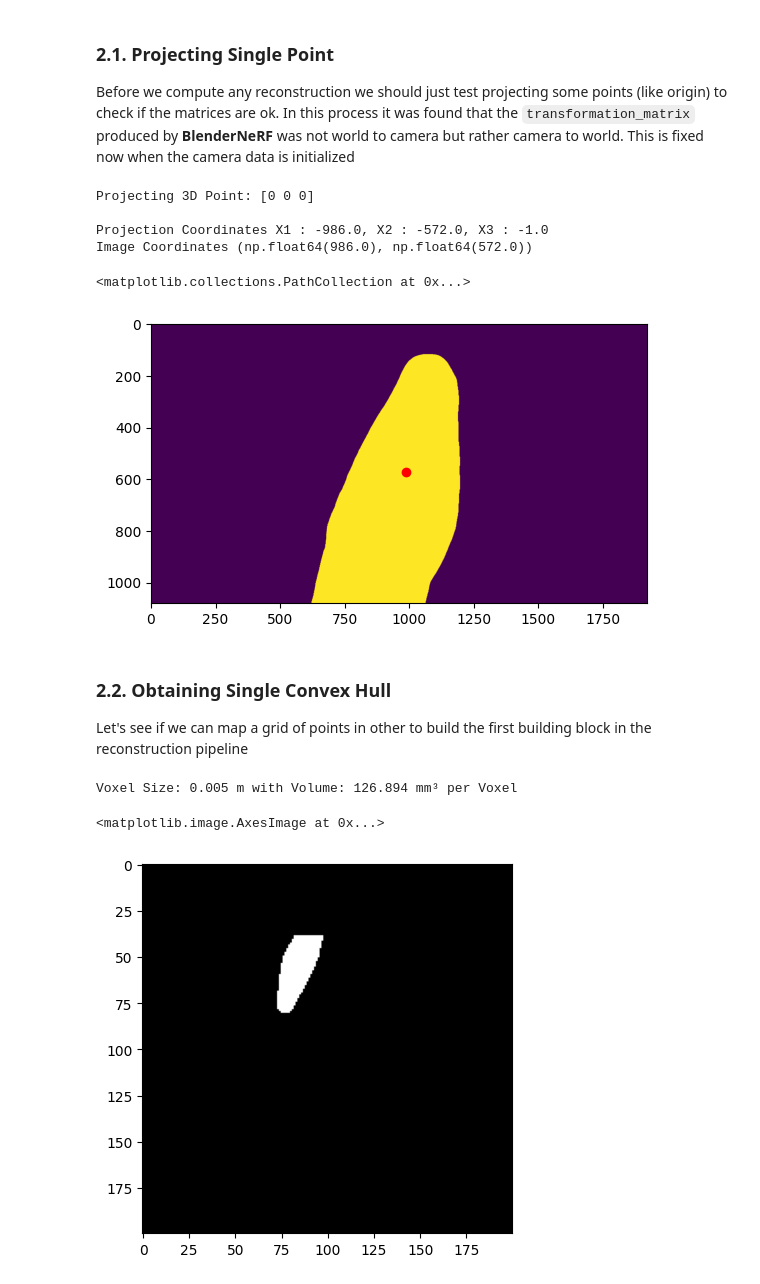
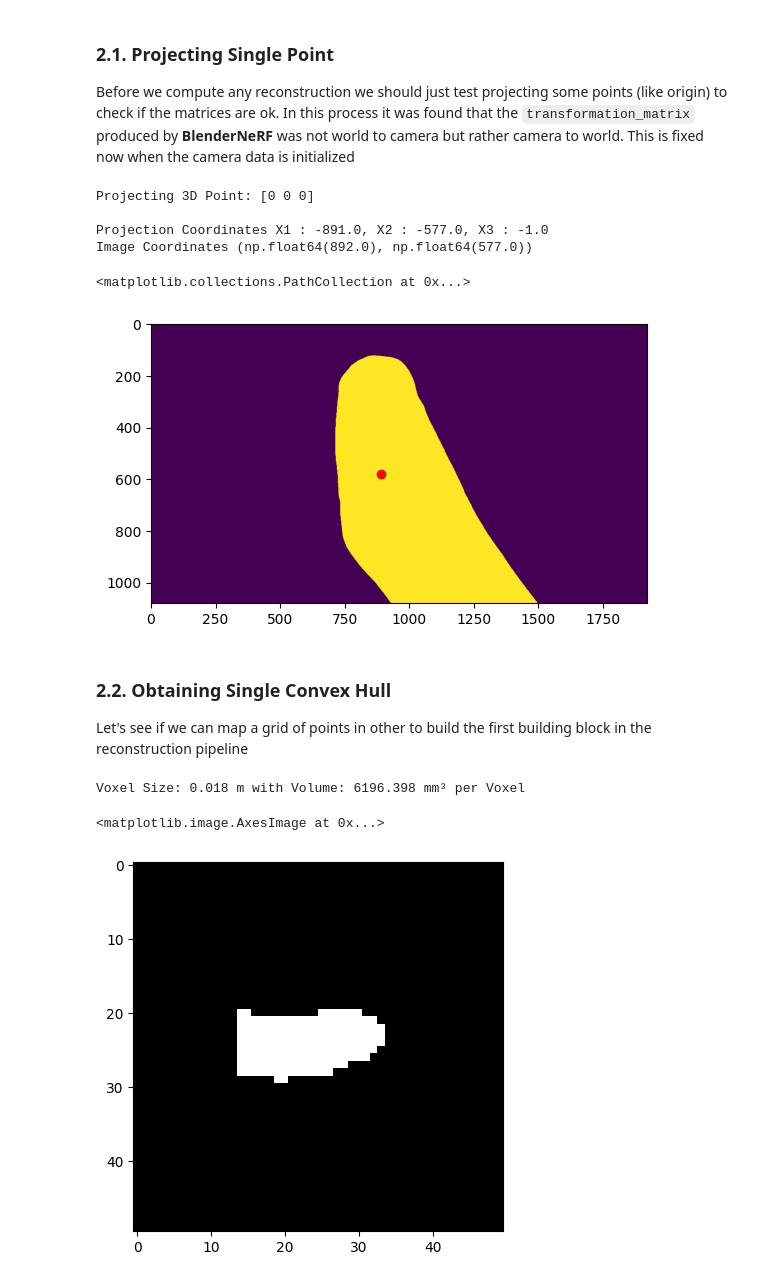
Before and after one commit to GuilhermeCosta-Ferreira/ARM-SOFT-Scanning, a Jupyter notebook: 3d_reconstruction/reconstruction_nb.ipynb, the cells around one changed output. Cells and saved outputs as stored; diff of their text form; code cells hidden in the pictures.

Commit message:
Convex hull reconstruction is working (not refractored)

```diff
--- a/3d_reconstruction/reconstruction_nb.ipynb
+++ b/3d_reconstruction/reconstruction_nb.ipynb
@@ -8,6 +8,10 @@ import matplotlib.pyplot as plt
 from src.camera_data import CamerasData
 from src.scans import Scans
 from src.convex_hull import project_scan
+from src.algebra import invert_extrinsic_matrix
+from src.mesh import build_mesh
+
+example_camera = 9
 # %% [markdown]
 ## 1. Data Classes
 To do the reconstruction we need to organize our data into clear but usefull classes. This will include our Camera Data (`CameraData`) and our Pictures (`Scans`)
@@ -72,8 +76,6 @@ Values in the first scan: [0 1]
 # %% [markdown]
 ## 2. Convex Hull
 This will take the data and apply the convex hull algorithm
-# %%
-example_camera = 1
 # %% [markdown]
 ### 2.1. Projecting Single Point
 Before we compute any reconstruction we should just test projecting some points (like origin) to check if the matrices are ok. In this process it was found that the `transformation_matrix` produced by **BlenderNeRF** was not world to camera but rather camera to world. This is fixed now when the camera data is initialized
@@ -93,10 +95,10 @@ plt.scatter(x1//x3, x2/x3, color='red')
 # %% [output]
 Projecting 3D Point: [0 0 0]
 
-Projection Coordinates X1 : -986.0, X2 : -572.0, X3 : -1.0
-Image Coordinates (np.float64(986.0), np.float64(572.0))
+Projection Coordinates X1 : -891.0, X2 : -577.0, X3 : -1.0
+Image Coordinates (np.float64(892.0), np.float64(577.0))
 <matplotlib.collections.PathCollection at 0x...>
-[figure, old version]
+[figure, new version]
 # %% [markdown]
 ### 2.2. Obtaining Single Convex Hull
 Let's see if we can map a grid of points in other to build the first building block in the reconstruction pipeline
@@ -103,10 +181,10 @@ Let's see if we can map a grid of points in other to build the first building bl
 # %%
-camera_volume, voxel_size = project_scan(camera_data, scans, example_camera, resolution=200, reconstruction_range=0.5)
+camera_volume, voxel_size, projected_points = project_scan(camera_data, scans, 0, resolution=50, reconstruction_range=0.45)
 
 print(f"Voxel Size: {np.round(voxel_size,3)} m with Volume: {np.round(voxel_size**3 * 1e9, 3)} mm³ per Voxel")
 
-plt.imshow(camera_volume[:, 0, :], cmap='gray')
+plt.imshow(camera_volume[:, 50//2, :], cmap='gray')
 # %% [output]
-Voxel Size: 0.005 m with Volume: 126.894 mm³ per Voxel
+Voxel Size: 0.018 m with Volume: 6196.398 mm³ per Voxel
 <matplotlib.image.AxesImage at 0x...>
-[figure, old version]
+[figure, new version]
```
Also changed, not shown: parts of 25 cells of this notebook, 28 other files.
